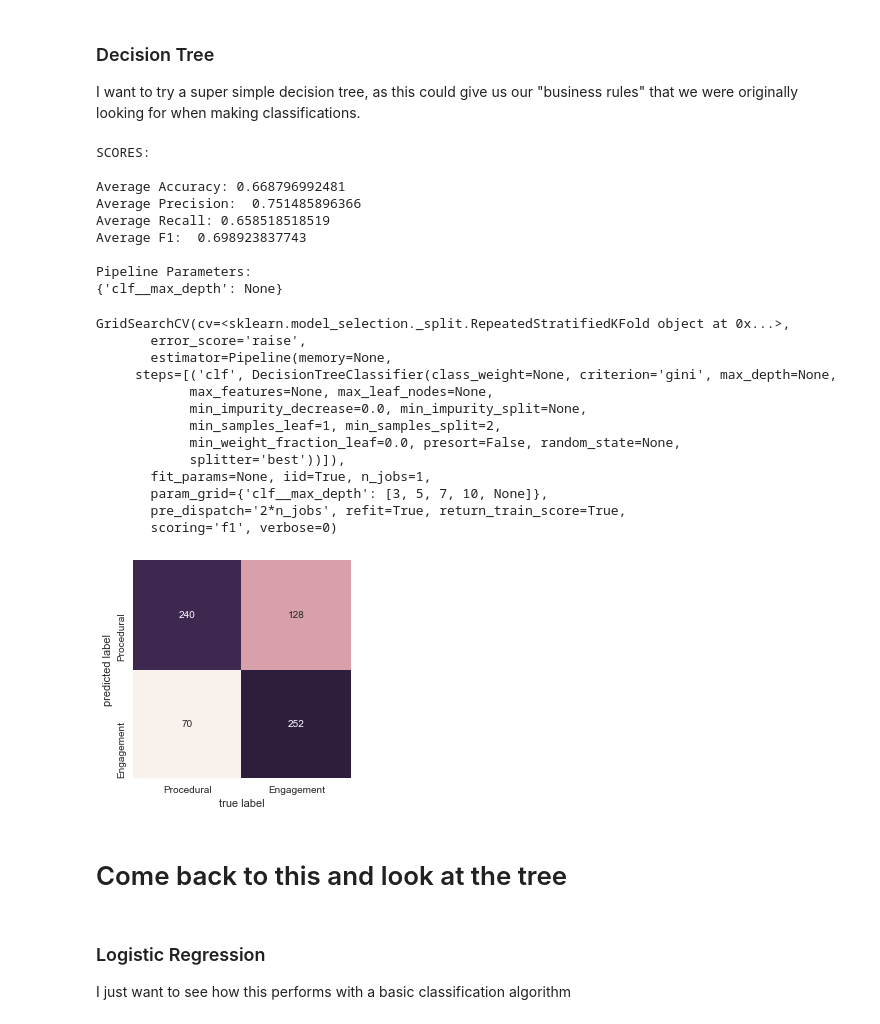
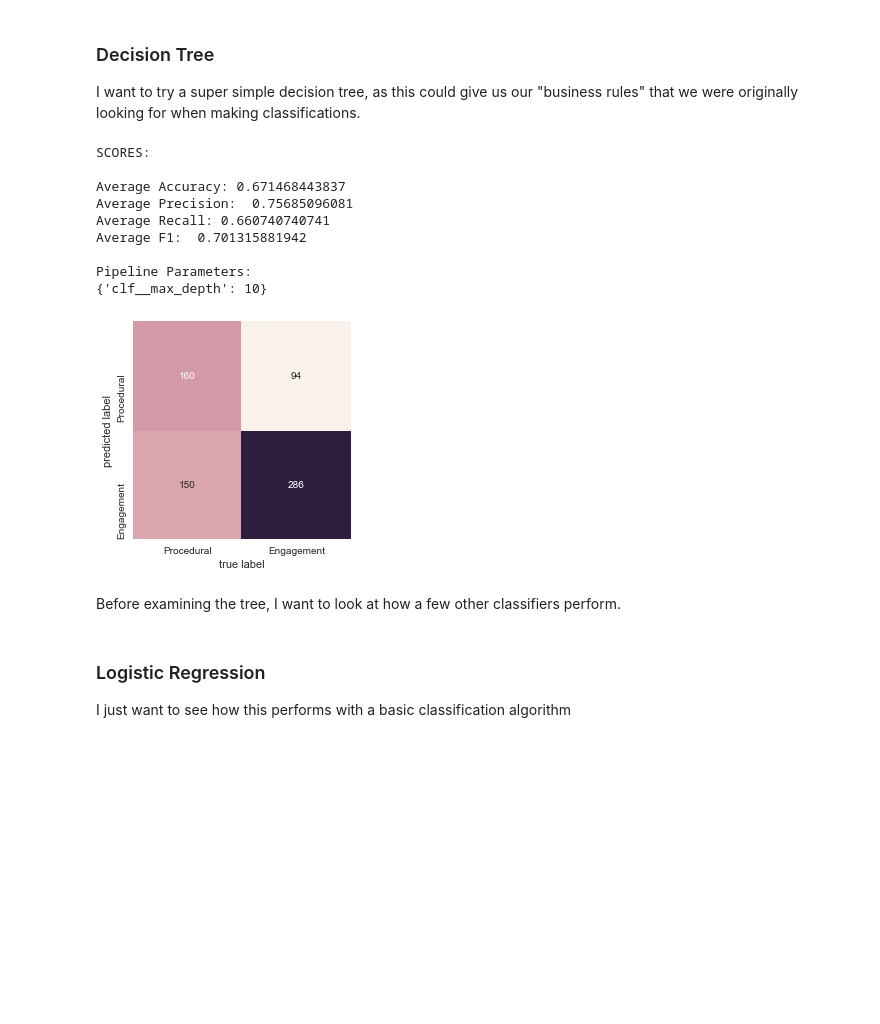
Before and after one commit to digitaldemocracy/dd-Data3.0, a Jupyter notebook: AnalyticalTables/CountQuestions/Building the Classifier with Context Features.ipynb, the cells around one changed output. Cells and saved outputs as stored; diff of their text form; code cells hidden in the pictures; blank space fills up the shorter version.

```diff
--- a/AnalyticalTables/CountQuestions/Building the Classifier with Context Features.ipynb
+++ b/AnalyticalTables/CountQuestions/Building the Classifier with Context Features.ipynb
@@ -11,6 +13,8 @@ The autoreload extension is already loaded. To reload it, use:
+# %%
+data_dir = 'SavedData'
 # %%
-data = pickle.load(open('processed_data.pkl', 'rb'))
-features_dict = pickle.load(open('features_dict.pkl', 'rb'))
+data = pickle.load(open(os.path.join(data_dir, 'processed_data.pkl'), 'rb'))
+features_dict = pickle.load(open(os.path.join(data_dir, 'features_dict.pkl'), 'rb'))
 # %% [markdown]
 ## Classifying without text features
 
@@ -38,38 +42,25 @@ X, y = data[model_features], data.binary_label
 # %%
 # Using a pipeline so I can add more preprocessing later
 clf = DecisionTreeClassifier()
 dt_param_grid = {'clf__max_depth': [3, 5, 7, 10, None]}
 
 pipeline = [('clf', clf)]
 model = Pipeline(pipeline)
 
-evaluate_model(model, dt_param_grid, X, y)
+grid = evaluate_model(model, dt_param_grid, X, y)
 # %% [output]
 SCORES:
 
-Average Accuracy: 0.668796992481
-Average Precision:  0.751485896366
-Average Recall: 0.658518518519
-Average F1:  0.698923837743
+Average Accuracy: 0.671468443837
+Average Precision:  0.75685096081
+Average Recall: 0.660740740741
+Average F1:  0.701315881942
 
 Pipeline Parameters:
-{'clf__max_depth': None}
+{'clf__max_depth': 10}
-GridSearchCV(cv=<sklearn.model_selection._split.RepeatedStratifiedKFold object at 0x...>,
-       error_score='raise',
-       estimator=Pipeline(memory=None,
-     steps=[('clf', DecisionTreeClassifier(class_weight=None, criterion='gini', max_depth=None,
-            max_features=None, max_leaf_nodes=None,
-            min_impurity_decrease=0.0, min_impurity_split=None,
-            min_samples_leaf=1, min_samples_split=2,
-            min_weight_fraction_leaf=0.0, presort=False, random_state=None,
-            splitter='best'))]),
-       fit_params=None, iid=True, n_jobs=1,
-       param_grid={'clf__max_depth': [3, 5, 7, 10, None]},
-       pre_dispatch='2*n_jobs', refit=True, return_train_score=True,
-       scoring='f1', verbose=0)
-[figure, old version]
+[figure, new version]
-# %% [markdown]
-# Come back to this and look at the tree
+# %% [markdown]
+Before examining the tree, I want to look at how a few other classifiers perform.
 # %% [markdown]
 ### Logistic Regression
 
```
Also changed, not shown: parts of 10 cells of this notebook, 1 other file.
